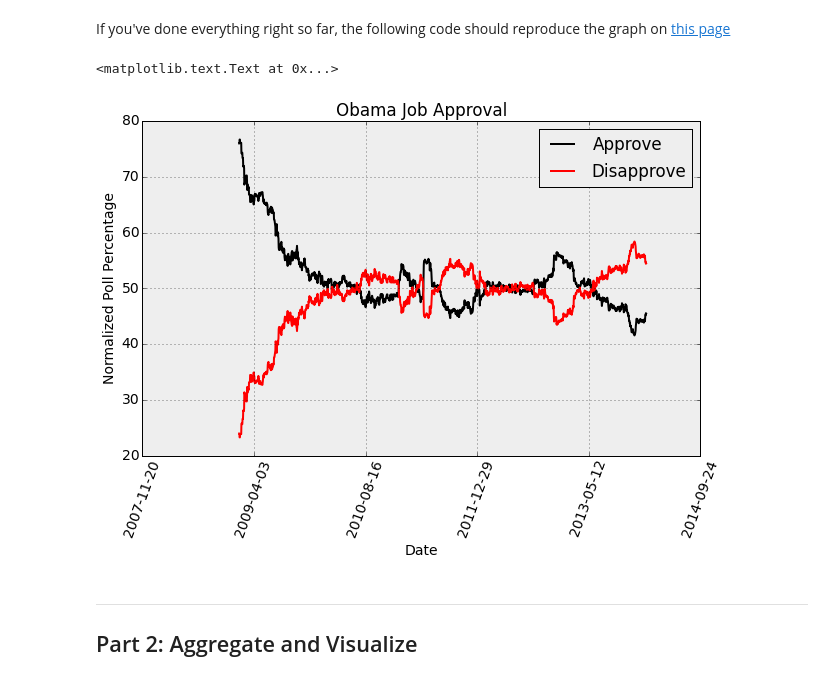
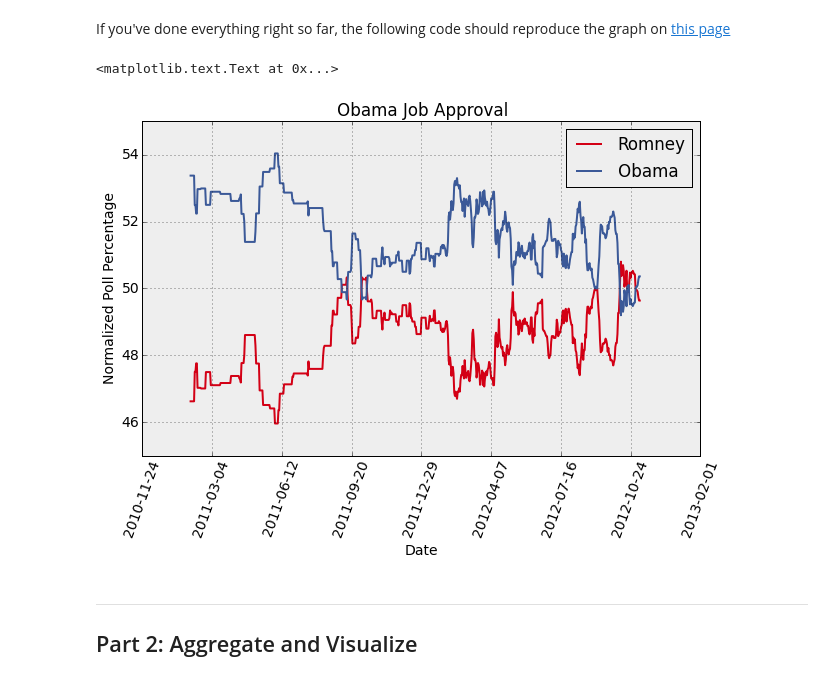
Before and after one commit to anyuanay/Practical-Data-Science-With-Open-Source-Techniques, a Jupyter notebook: using-python/cs109-HW1.ipynb, the cells around one changed output. Saved outputs shown, nothing was run; the diff lists cells and outputs as text; code cells hidden in the pictures.

```diff
--- a/using-python/cs109-HW1.ipynb
+++ b/using-python/cs109-HW1.ipynb
@@ -320,11 +320,11 @@ def poll_plot(poll_id):
 # %% [markdown]
 If you've done everything right so far, the following code should reproduce the graph on [this page](http://www.realclearpolitics.com/epolls/other/president_obama_job_approval-1044.html)
 # %%
-poll_plot(1044)
+poll_plot(1171)
 plt.title("Obama Job Approval")
 # %% [output]
 <matplotlib.text.Text at 0x...>
-[figure, old version]
+[figure, new version]
 # %% [markdown]
 ---
 
```
Also changed, not shown: parts of 16 cells of this notebook.
